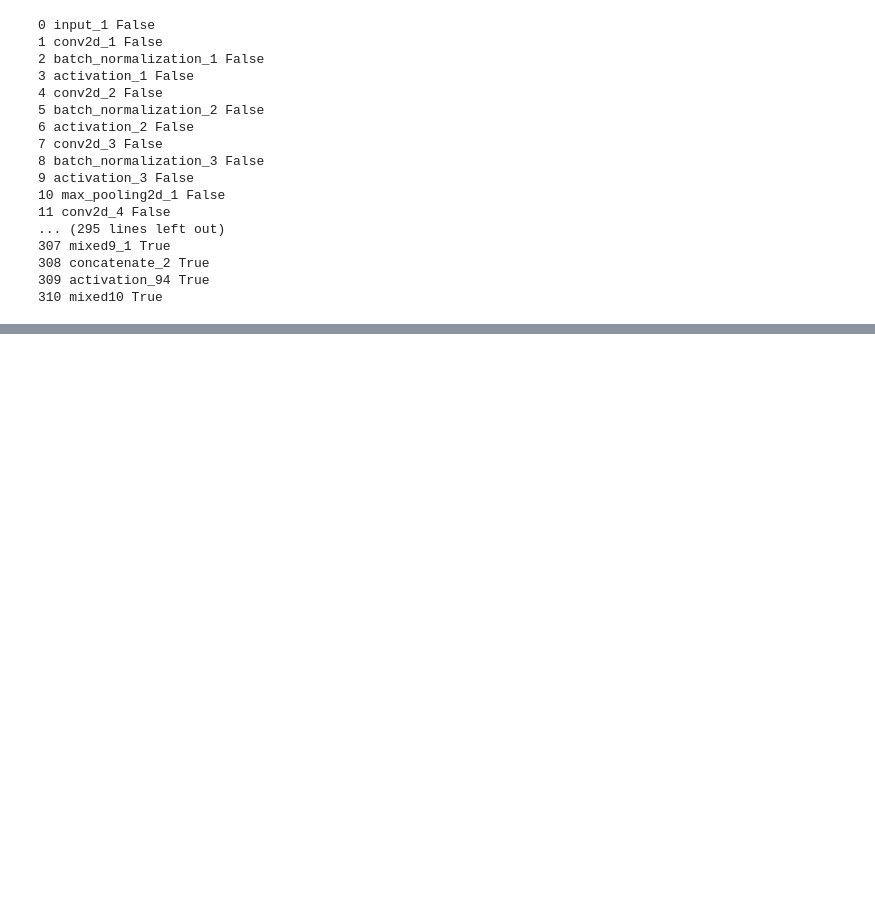
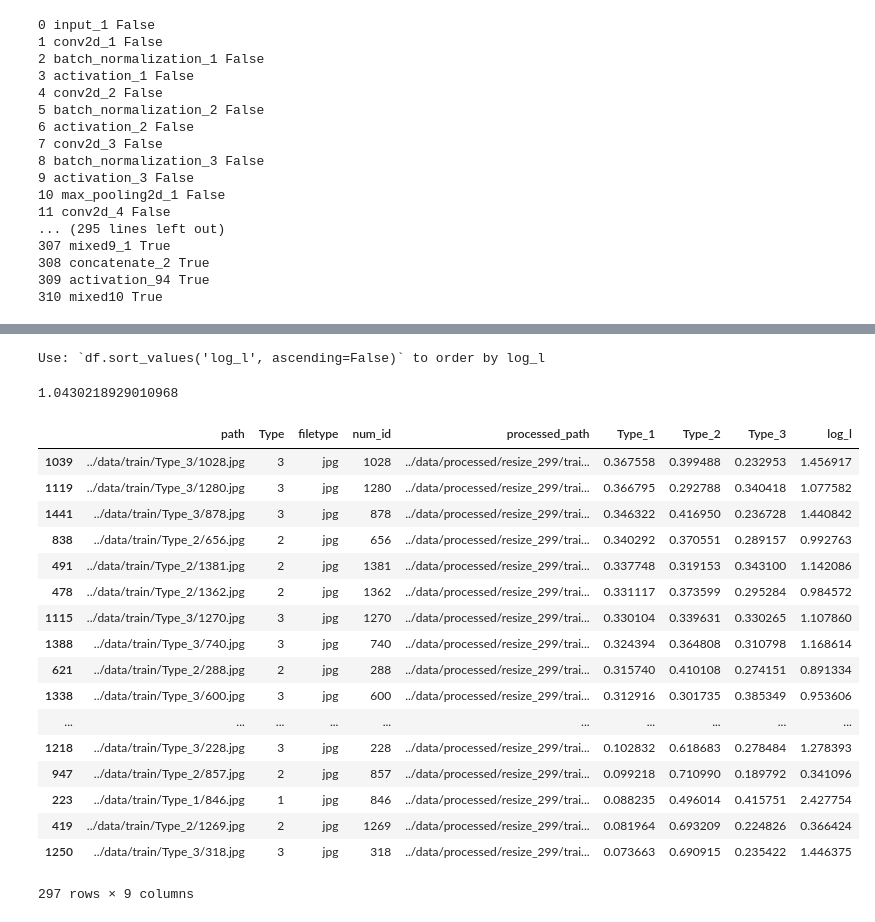
Before and after one commit to DBCerigo/kaggle-cervix, a Jupyter notebook: dbc/V3_just_top_layer+top2_inceptionblocks_SGD.ipynb, the cells around one changed output, grey strips where cells are left out. Cells and saved outputs as stored; diff of their text form; code cells hidden in the pictures; blank space fills up the shorter version.

```diff
--- a/dbc/V3_just_top_layer+top2_inceptionblocks_SGD.ipynb
+++ b/dbc/V3_just_top_layer+top2_inceptionblocks_SGD.ipynb
@@ -145,4 +197,31 @@ print(len(predictions), len(test))
+# %%
+score, ldf = c.submission.compute_losses(test_p)
+# %% [output]
+Use: `df.sort_values('log_l', ascending=False)` to order by log_l
+# %%
+score
+# %% [output]
+1.0430218929010968
 # %%
-ldf.sort_values('log_l', ascending=False).path.iloc[0]
+ldf.sort_values('Type_1', ascending=False)
+# %% [output]
+|  | path | Type | filetype | num_id | processed_path | Type_1 | Type_2 | Type_3 | log_l |
+| 1039 | ../data/train/Type_3/1028.jpg | 3 | jpg | 1028 | ../data/processed/resize_299/trai... | 0.367558 | 0.399488 | 0.232953 | 1.456917 |
+| 1119 | ../data/train/Type_3/1280.jpg | 3 | jpg | 1280 | ../data/processed/resize_299/trai... | 0.366795 | 0.292788 | 0.340418 | 1.077582 |
+| 1441 | ../data/train/Type_3/878.jpg | 3 | jpg | 878 | ../data/processed/resize_299/trai... | 0.346322 | 0.416950 | 0.236728 | 1.440842 |
+| 838 | ../data/train/Type_2/656.jpg | 2 | jpg | 656 | ../data/processed/resize_299/trai... | 0.340292 | 0.370551 | 0.289157 | 0.992763 |
+| 491 | ../data/train/Type_2/1381.jpg | 2 | jpg | 1381 | ../data/processed/resize_299/trai... | 0.337748 | 0.319153 | 0.343100 | 1.142086 |
+| 478 | ../data/train/Type_2/1362.jpg | 2 | jpg | 1362 | ../data/processed/resize_299/trai... | 0.331117 | 0.373599 | 0.295284 | 0.984572 |
+| 1115 | ../data/train/Type_3/1270.jpg | 3 | jpg | 1270 | ../data/processed/resize_299/trai... | 0.330104 | 0.339631 | 0.330265 | 1.107860 |
+| 1388 | ../data/train/Type_3/740.jpg | 3 | jpg | 740 | ../data/processed/resize_299/trai... | 0.324394 | 0.364808 | 0.310798 | 1.168614 |
+| 621 | ../data/train/Type_2/288.jpg | 2 | jpg | 288 | ../data/processed/resize_299/trai... | 0.315740 | 0.410108 | 0.274151 | 0.891334 |
+| 1338 | ../data/train/Type_3/600.jpg | 3 | jpg | 600 | ../data/processed/resize_299/trai... | 0.312916 | 0.301735 | 0.385349 | 0.953606 |
+| ... | ... | ... | ... | ... | ... | ... | ... | ... | ... |
+| 1218 | ../data/train/Type_3/228.jpg | 3 | jpg | 228 | ../data/processed/resize_299/trai... | 0.102832 | 0.618683 | 0.278484 | 1.278393 |
+| 947 | ../data/train/Type_2/857.jpg | 2 | jpg | 857 | ../data/processed/resize_299/trai... | 0.099218 | 0.710990 | 0.189792 | 0.341096 |
+| 223 | ../data/train/Type_1/846.jpg | 1 | jpg | 846 | ../data/processed/resize_299/trai... | 0.088235 | 0.496014 | 0.415751 | 2.427754 |
+| 419 | ../data/train/Type_2/1269.jpg | 2 | jpg | 1269 | ../data/processed/resize_299/trai... | 0.081964 | 0.693209 | 0.224826 | 0.366424 |
+| 1250 | ../data/train/Type_3/318.jpg | 3 | jpg | 318 | ../data/processed/resize_299/trai... | 0.073663 | 0.690915 | 0.235422 | 1.446375 |
+297 rows × 9 columns
 # %%
 c.data.check_image(ldf.sort_values('log_l', ascending=False).path.iloc[0])
```
Also changed, not shown: parts of 14 cells of this notebook.
